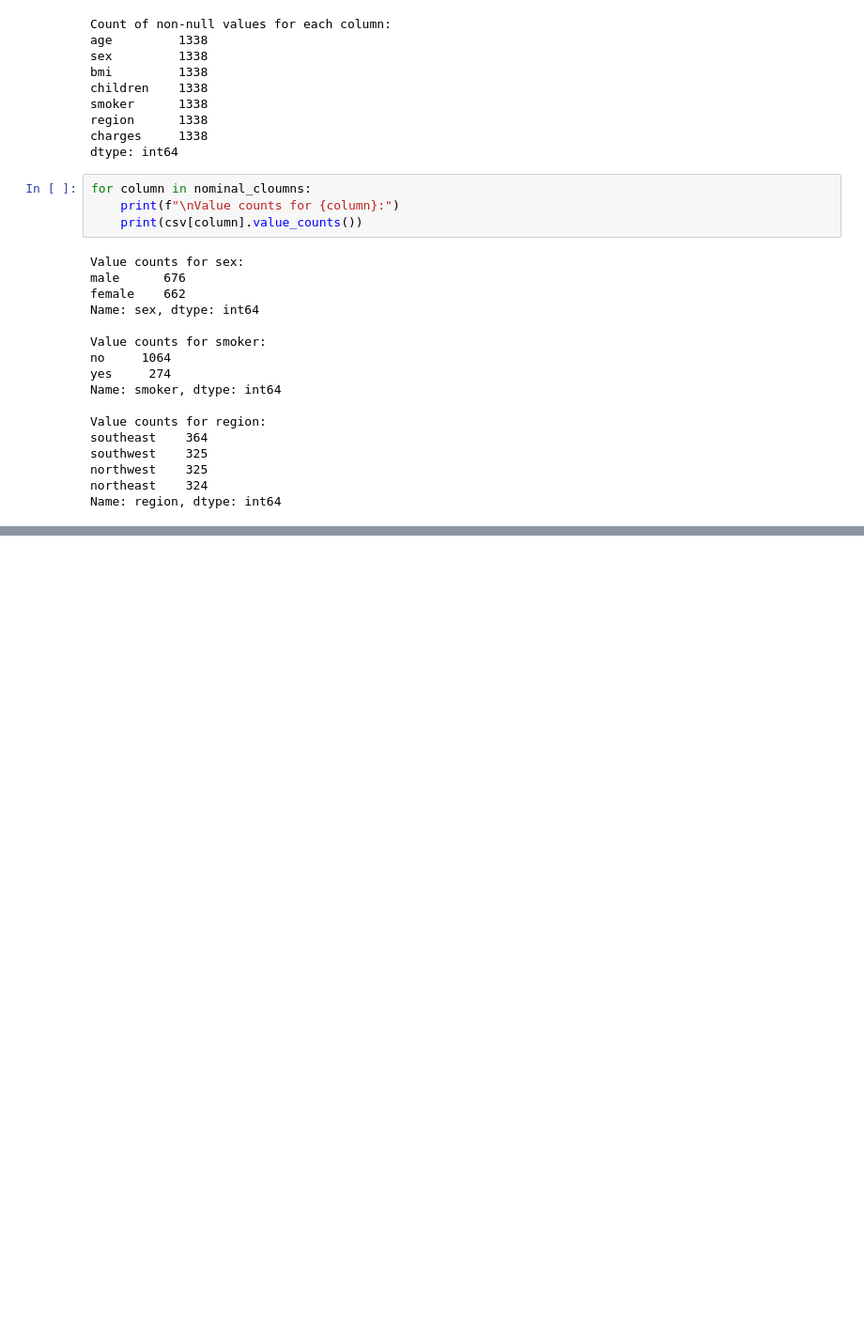
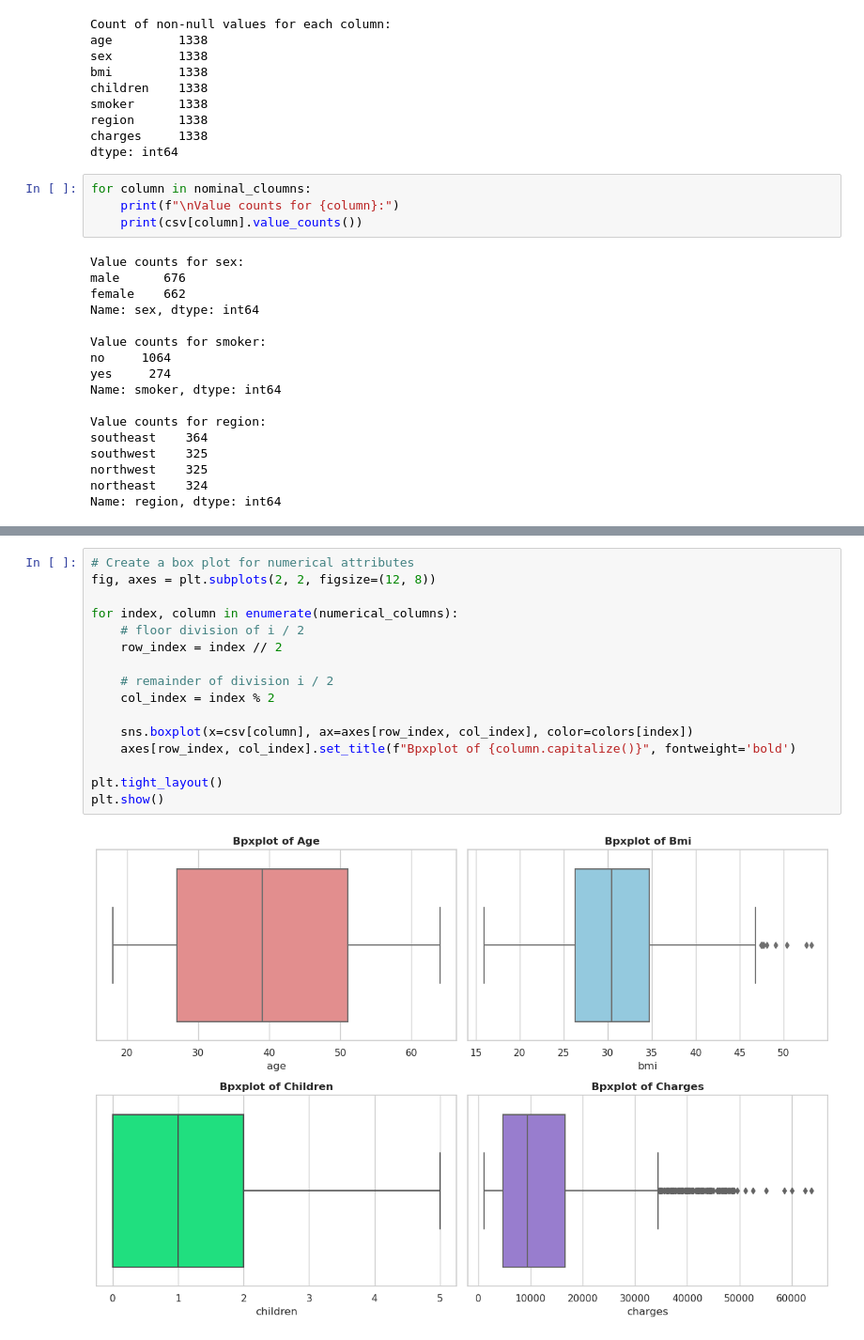
Before and after one commit to Arashjp8/data-mining-projects, a Jupyter notebook: #1/DataMiningProject1.ipynb, the cells around one changed output, grey strips where cells are left out. Shown: that part at 94% size. Drawn from its saved outputs; the diff is of its cells as text; blank space fills up the shorter version.

Commit message:
[checkpoint] creating boxplots

```diff
--- a/#1/DataMiningProject1.ipynb
+++ b/#1/DataMiningProject1.ipynb
@@ -109,0 +159,18 @@ Correlation matrix for our numeric data:
+# %%
+# Create a box plot for numerical attributes
+fig, axes = plt.subplots(2, 2, figsize=(12, 8))
+
+for index, column in enumerate(numerical_columns):
+    # floor division of i / 2
+    row_index = index // 2
+
+    # remainder of division i / 2
+    col_index = index % 2
+
+    sns.boxplot(x=csv[column], ax=axes[row_index, col_index], color=colors[index])
+    axes[row_index, col_index].set_title(f"Bpxplot of {column.capitalize()}", fontweight='bold')
+
+plt.tight_layout()
+plt.show()
+# %% [output]
+[figure, added]
```
Also changed, not shown: parts of 4 cells of this notebook.
